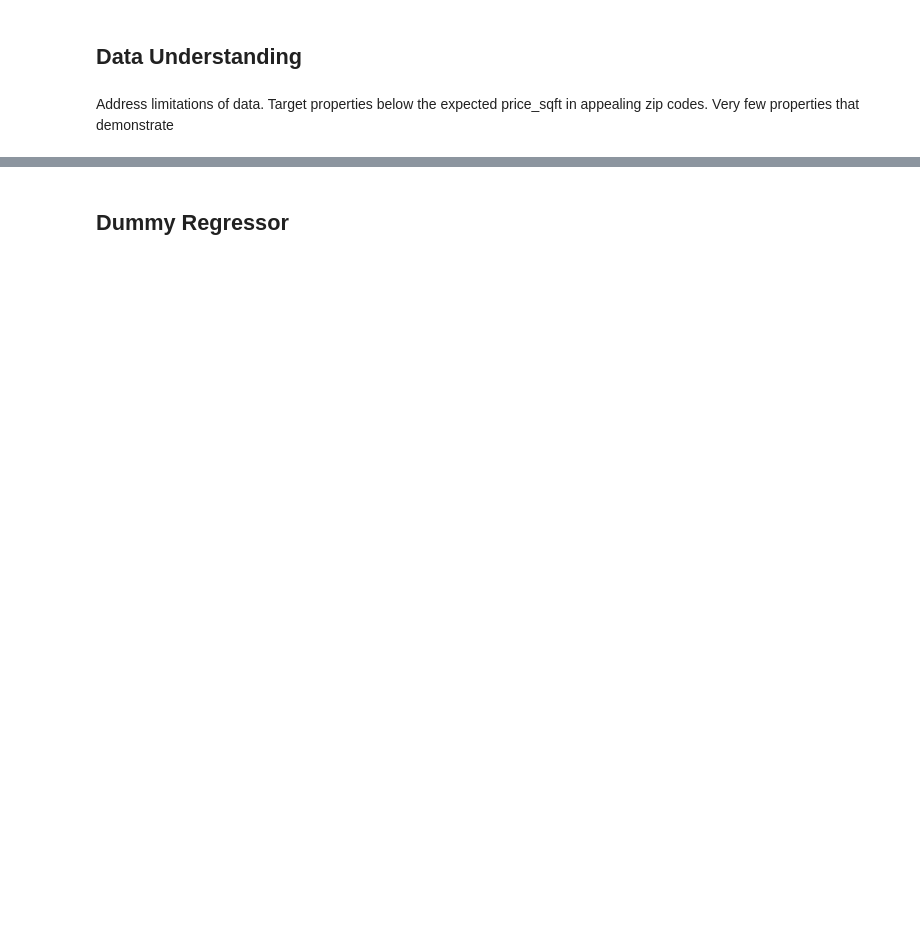
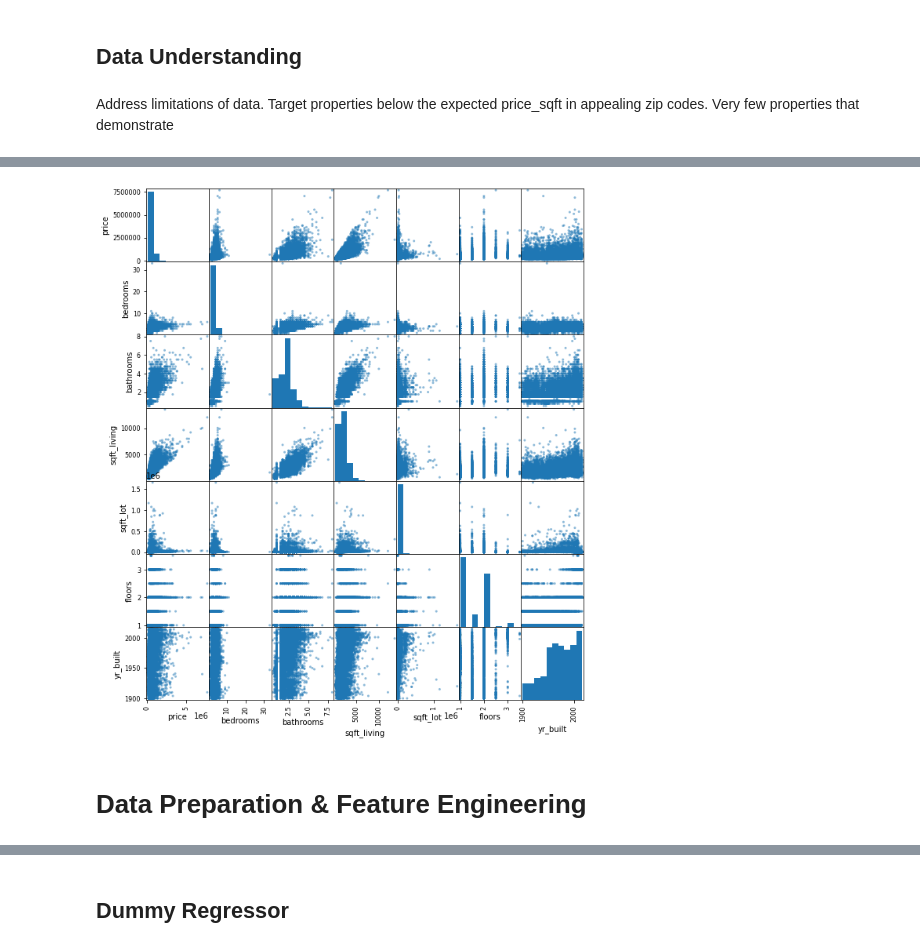
Before and after one commit to ThomasHChapman/P2-SeattleHousing, a Jupyter notebook: working_notebooks/tom_working.ipynb, the cells around one changed output, grey strips where cells are left out. Saved outputs shown, nothing was run; the diff lists cells and outputs as text; code cells hidden in the pictures; blank space fills up the shorter version.

```diff
--- a/working_notebooks/tom_working.ipynb
+++ b/working_notebooks/tom_working.ipynb
@@ -173,0 +63,7 @@ kc_encoded.to_csv('../data/kc_encoded.csv')
+# %%
+# scatter matrix
+pd.plotting.scatter_matrix(simple_housing, figsize=(10,12));
+# %% [output]
+[figure, added]
+# %% [markdown]
+# Data Preparation & Feature Engineering
```
Also changed, not shown: parts of 106 cells of this notebook.
